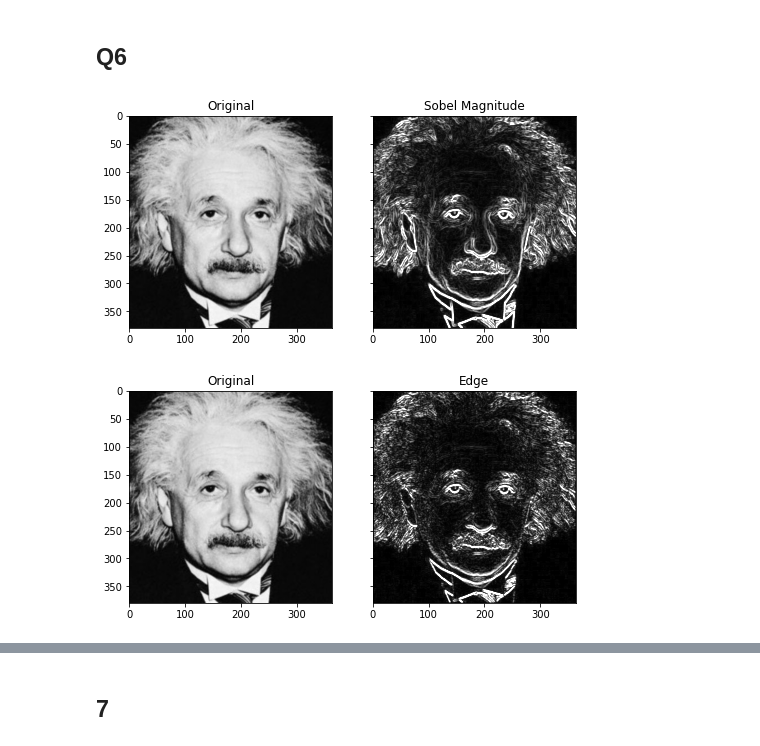
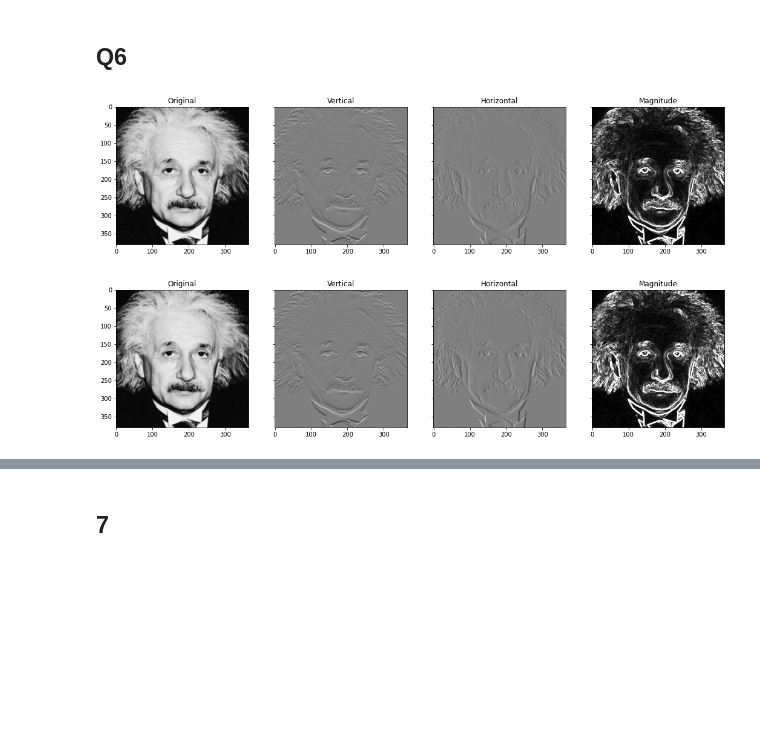
Before and after one commit to muditha11/ImageProcessingAndMachineVision, a Jupyter notebook: assignment 1/assignment1.ipynb, the cells around one changed output, grey strips where cells are left out. Cells and saved outputs as stored; diff of their text form; code cells hidden in the pictures; blank space fills up the shorter version.

```diff
--- a/assignment 1/assignment1.ipynb
+++ b/assignment 1/assignment1.ipynb
@@ -252,42 +253,49 @@ SSD= 1609982256
 # %%
 #######################  a  #######################
 img = cv2.imread("einstein.png",cv2.IMREAD_GRAYSCALE).astype(np.float32)
 assert img is not None
 
 #sobel verical
 kernelver = np.array([(-1,-2,-1),(0,0,0),(1,2,1)],dtype='float')
 imgv = cv2.filter2D(img,-1,kernelver)
 #sobel horizontal
 kernelhor = np.array([(-1,0,1),(0,0,0),(-2,0,2)],dtype='float')
 imgh = cv2.filter2D(img,-1,kernelhor)
 #sobel magnitude
 mag = np.sqrt(imgv**2+imgh**2)
 
-fig,axes = plt.subplots(1,2,sharex='all',sharey='all',figsize=(8,8))
+fig,axes = plt.subplots(1,4,sharex='all',sharey='all',figsize=(18,18))
 
 axes[0].imshow(img,cmap = 'gray')
 axes[0].set_title("Original")
 
-axes[1].imshow(mag,cmap = 'gray',vmin=0,vmax=255)
-axes[1].set_title("Sobel Magnitude")
+axes[1].imshow(imgv,cmap = 'gray',vmin=-1020,vmax=1020)
+axes[1].set_title("Vertical")
+
+axes[2].imshow(imgh,cmap = 'gray',vmin=-1020,vmax=1020)
+axes[2].set_title("Horizontal")
+
+axes[3].imshow(mag,cmap = 'gray',vmin=0,vmax=255)
+axes[3].set_title("Magnitude")
 plt.show()
 # %% [output]
-[figure, old version]
+[figure, new version]
 # %%
 #######################  b  #######################
-def kernalConv(img,kernal):
-    if kernal.shape[0]>1:
+def kernalConv(image,kernal):
+  rows = image.shape[0]
+  cols = image.shape[1]
+
+  if kernal.shape[0]>1:
         gap = int(kernal.shape[0]/2)
-    else:
-        gap = 0
-    rows = img.shape[0]
-    cols = img.shape[1]
-    conv = np.zeros((rows,cols),dtype=img.dtype)
-    for i in range(0+gap,rows-gap):
-        for j in range(0+gap,cols-gap):
-            sub = img[i-gap:i+gap+1,j-gap:j-gap+1]
-            conv[i][j] = np.sum(np.multiply(sub,kernal))
-    return conv
+  else:
+        gap = 0                                                                    # define the padsize for padding
+  conv = np.zeros((rows,cols),dtype=image.dtype)
+
+  for i in range(gap ,rows - gap):
+    for j in range( gap, cols - gap):
+      conv [i , j] = np.sum( np.multiply( kernal, image[ i-gap :i+gap+1 , j-gap:j+gap+1]  ))
+  return conv
 
 img = cv2.imread("einstein.png",cv2.IMREAD_GRAYSCALE).astype(np.float32)
 assert img is not None
@@ -295,18 +303,24 @@ assert img is not None
 #sobel verical
 kernelver = np.array([(-1,-2,-1),(0,0,0),(1,2,1)],dtype='float')
 #sobel horizontal
-kernelhor = np.array([(-1,0,1),(0,0,0),(-2,0,2)],dtype='float')
+kernelhor = np.array([(-1,0,1),(-2,0,2),(-1,0,1)],dtype='float')
 
 edgever = kernalConv(img,kernelver)
 edgehor = kernalConv(img,kernelhor)
 mag = np.sqrt(edgever**2+edgehor**2)
-fig,axes = plt.subplots(1,2,sharex='all',sharey='all',figsize=(8,8))
+fig,axes = plt.subplots(1,4,sharex='all',sharey='all',figsize=(18,18))
 
 axes[0].imshow(img,cmap = 'gray')
 axes[0].set_title("Original")
 
-axes[1].imshow(mag,cmap = 'gray',vmin=0,vmax=255)
-axes[1].set_title("Edge")
+axes[1].imshow(edgever,cmap = 'gray',vmin=-1020,vmax=1020)
+axes[1].set_title("Vertical")
+
+axes[2].imshow(edgehor,cmap = 'gray',vmin=-1020,vmax=1020)
+axes[2].set_title("Horizontal")
+
+axes[3].imshow(mag,cmap = 'gray',vmin=0,vmax=255)
+axes[3].set_title("Magnitude")
 plt.show()
 # %% [output]
-[figure, old version]
+[figure, new version]
```
Also changed, not shown: parts of 5 cells of this notebook.
